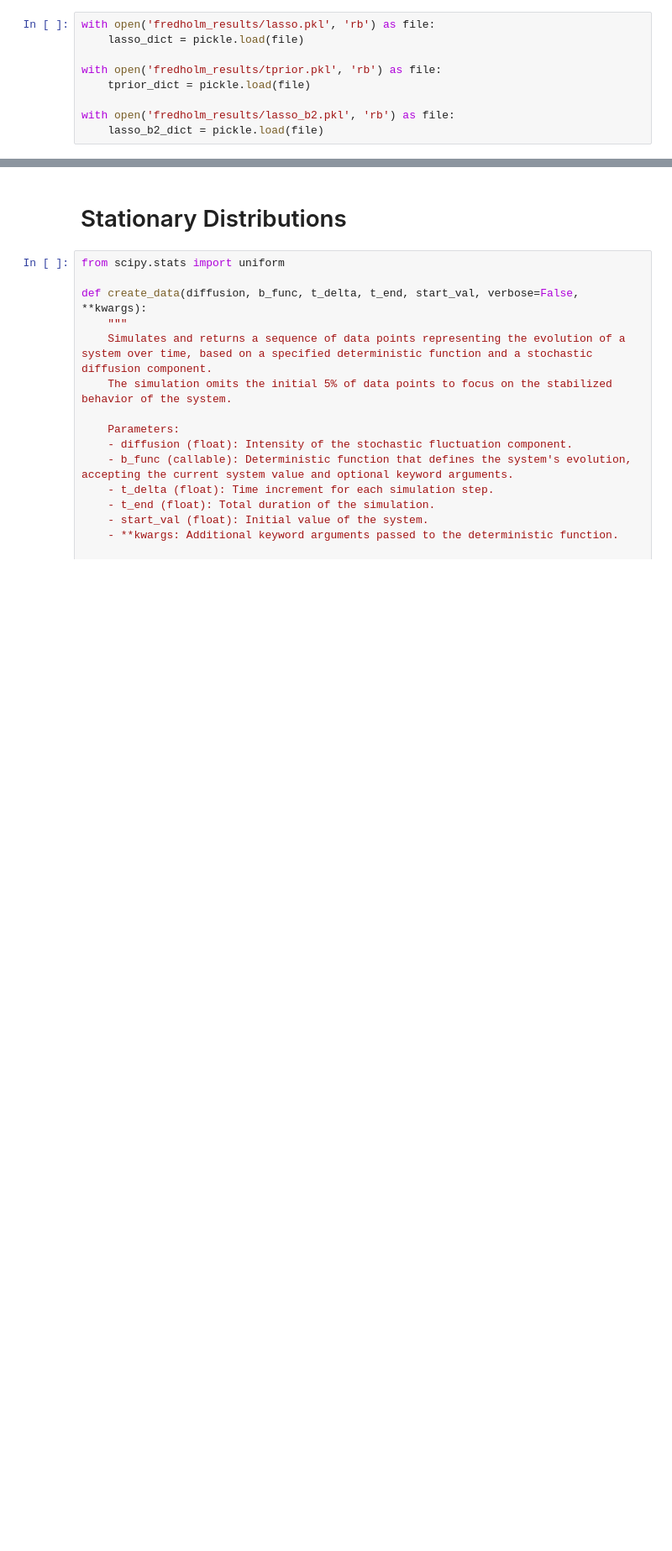
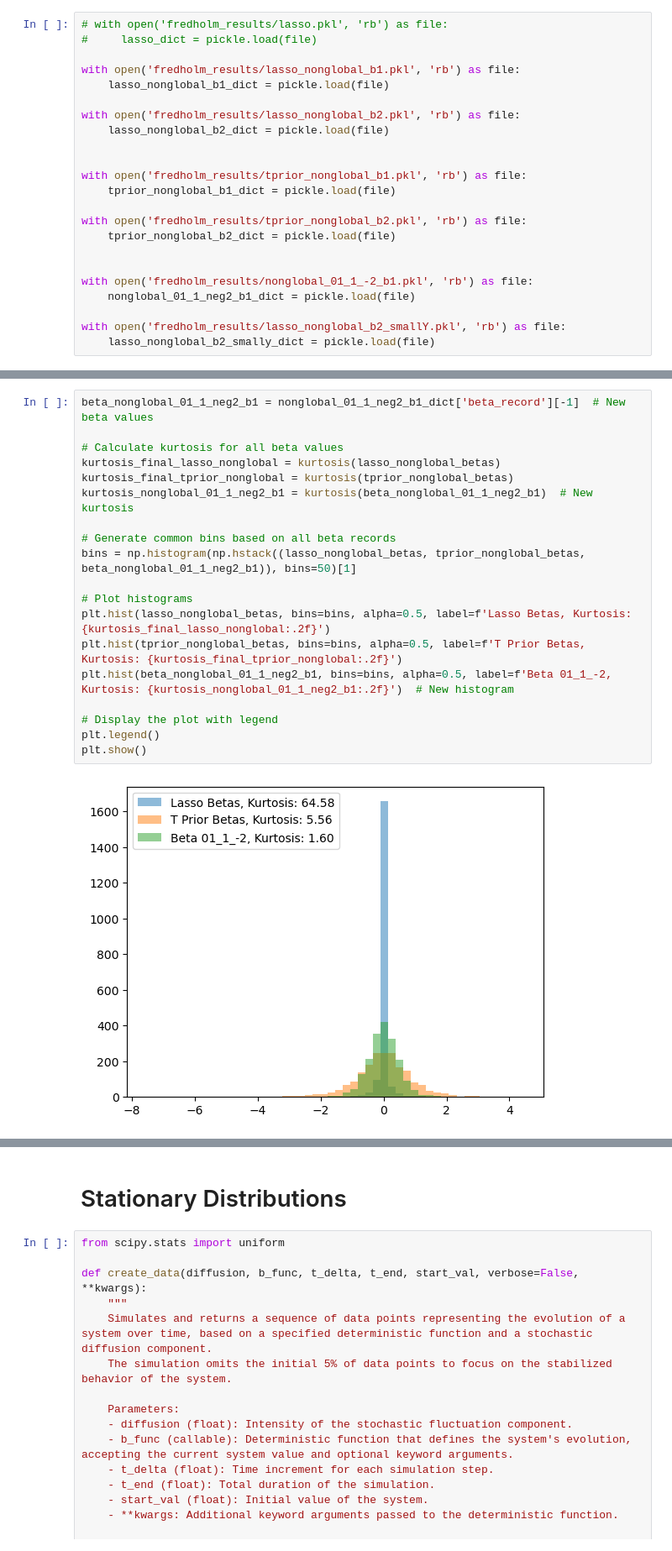
Before and after one commit to hubarruby/BayesSDEs, a Jupyter notebook: fredholm/fredholm_plotting.ipynb, the cells around one changed output, grey strips where cells are left out. Shown: that part at 84% size. Drawn from its saved outputs; the diff is of its cells as text; blank space fills up the shorter version.

```diff
--- a/fredholm/fredholm_plotting.ipynb
+++ b/fredholm/fredholm_plotting.ipynb
@@ -10,10 +10,24 @@ from datagen_utils import create_data, b1_v, b2_v, b_bar
 from fredholm_utils import *
 # %%
-with open('fredholm_results/lasso.pkl', 'rb') as file:
-    lasso_dict = pickle.load(file)
+# with open('fredholm_results/lasso.pkl', 'rb') as file:
+#     lasso_dict = pickle.load(file)
 
-with open('fredholm_results/tprior.pkl', 'rb') as file:
-    tprior_dict = pickle.load(file)
+with open('fredholm_results/lasso_nonglobal_b1.pkl', 'rb') as file:
+    lasso_nonglobal_b1_dict = pickle.load(file)
 
-with open('fredholm_results/lasso_b2.pkl', 'rb') as file:
-    lasso_b2_dict = pickle.load(file)
+with open('fredholm_results/lasso_nonglobal_b2.pkl', 'rb') as file:
+    lasso_nonglobal_b2_dict = pickle.load(file)
+
+
+with open('fredholm_results/tprior_nonglobal_b1.pkl', 'rb') as file:
+    tprior_nonglobal_b1_dict = pickle.load(file)
+
+with open('fredholm_results/tprior_nonglobal_b2.pkl', 'rb') as file:
+    tprior_nonglobal_b2_dict = pickle.load(file)
+
+
+with open('fredholm_results/nonglobal_01_1_-2_b1.pkl', 'rb') as file:
+    nonglobal_01_1_neg2_b1_dict = pickle.load(file)
+
+with open('fredholm_results/lasso_nonglobal_b2_smallY.pkl', 'rb') as file:
+    lasso_nonglobal_b2_smally_dict = pickle.load(file)
@@ -38 +117,22 @@ plt.show()
+# %%
+beta_nonglobal_01_1_neg2_b1 = nonglobal_01_1_neg2_b1_dict['beta_record'][-1]  # New beta values
+
+# Calculate kurtosis for all beta values
+kurtosis_final_lasso_nonglobal = kurtosis(lasso_nonglobal_betas)
+kurtosis_final_tprior_nonglobal = kurtosis(tprior_nonglobal_betas)
+kurtosis_nonglobal_01_1_neg2_b1 = kurtosis(beta_nonglobal_01_1_neg2_b1)  # New kurtosis
+
+# Generate common bins based on all beta records
+bins = np.histogram(np.hstack((lasso_nonglobal_betas, tprior_nonglobal_betas, beta_nonglobal_01_1_neg2_b1)), bins=50)[1]
+
+# Plot histograms
+plt.hist(lasso_nonglobal_betas, bins=bins, alpha=0.5, label=f'Lasso Betas, Kurtosis: {kurtosis_final_lasso_nonglobal:.2f}')
+plt.hist(tprior_nonglobal_betas, bins=bins, alpha=0.5, label=f'T Prior Betas, Kurtosis: {kurtosis_final_tprior_nonglobal:.2f}')
+plt.hist(beta_nonglobal_01_1_neg2_b1, bins=bins, alpha=0.5, label=f'Beta 01_1_-2, Kurtosis: {kurtosis_nonglobal_01_1_neg2_b1:.2f}')  # New histogram
+
+# Display the plot with legend
+plt.legend()
+plt.show()
+# %% [output]
+[figure, added]
 # %%
```
Also changed, not shown: parts of 7 cells of this notebook, 6 other files.
